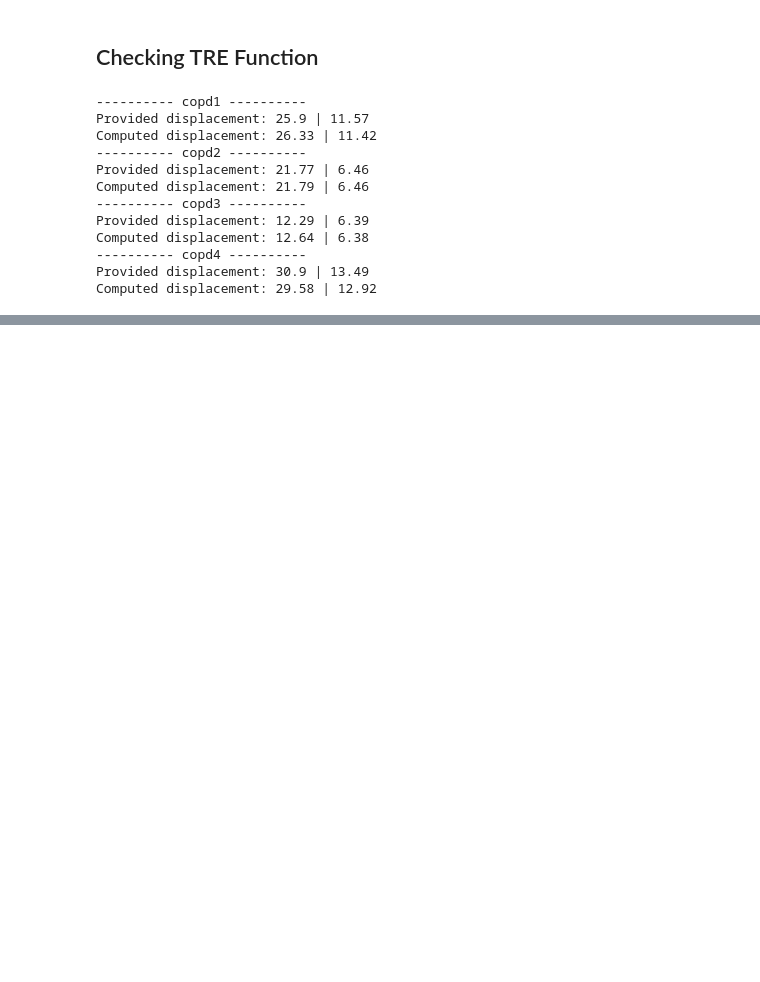
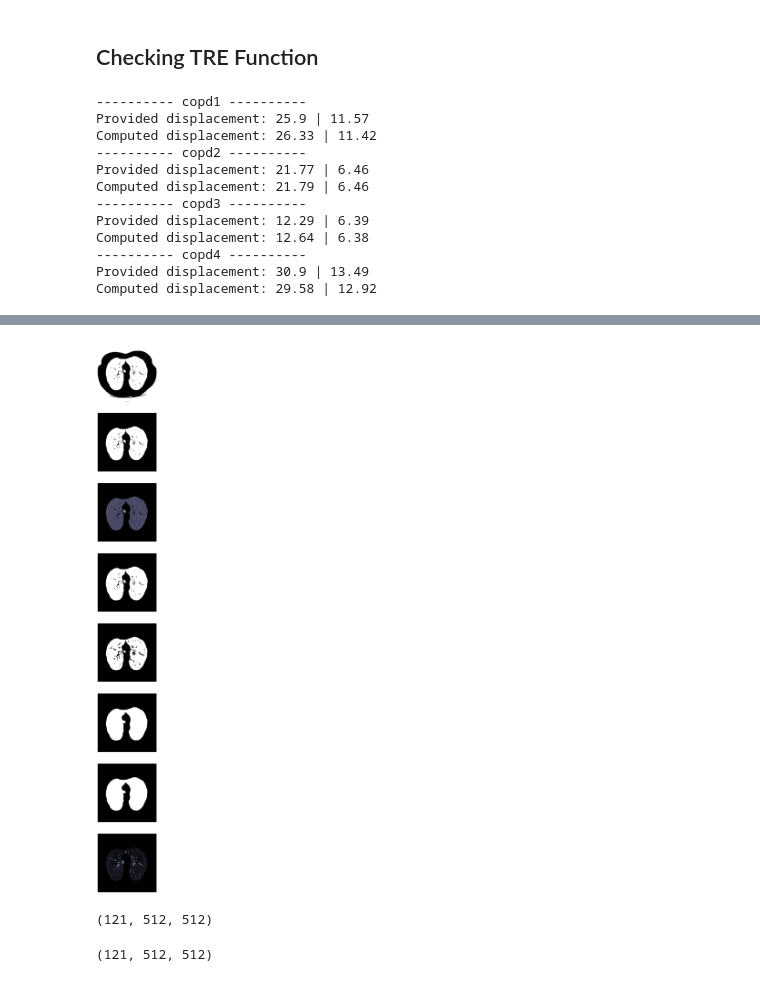
Before and after one commit to EdAlita/lung_registration, a Jupyter notebook: noteebooks/01_dataset.ipynb, the cells around one changed output, grey strips where cells are left out. Cells and saved outputs as stored; diff of their text form; code cells hidden in the pictures; blank space fills up the shorter version.

```diff
--- a/noteebooks/01_dataset.ipynb
+++ b/noteebooks/01_dataset.ipynb
@@ -59,0 +74,4 @@ Computed displacement: 29.58 | 12.92
+# %%
+binary = get_segmented_lungs(img[40,:,:],plot=True)
+# %% [output]
+[figure, added]
@@ -59,0 +80,9 @@ Computed displacement: 29.58 | 12.92
+# %%
+masks.shape
+# %% [output]
+(121, 512, 512)
+# %%
+img = sitk.GetArrayFromImage(sitk.ReadImage('segmented.nii.gz'))
+img.shape
+# %% [output]
+(121, 512, 512)
```
Also changed, not shown: parts of 8 cells of this notebook, 3 other files.
